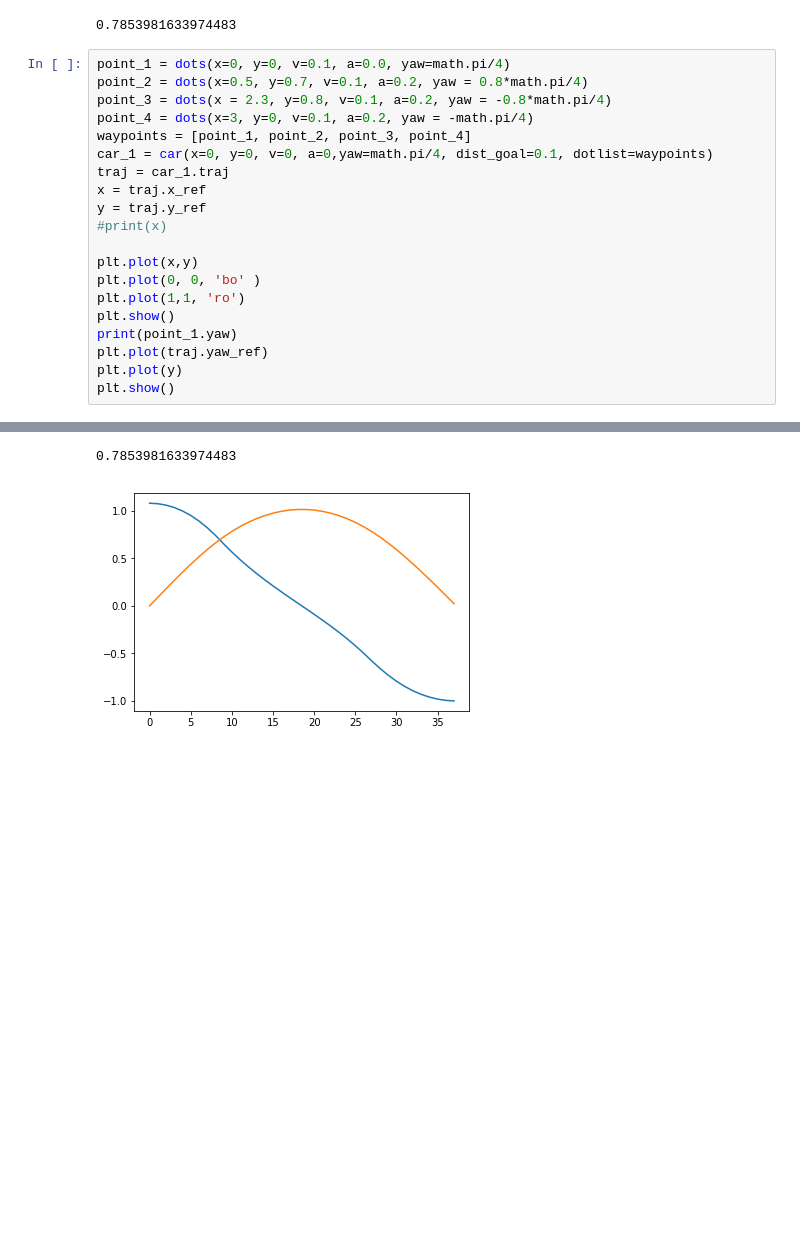
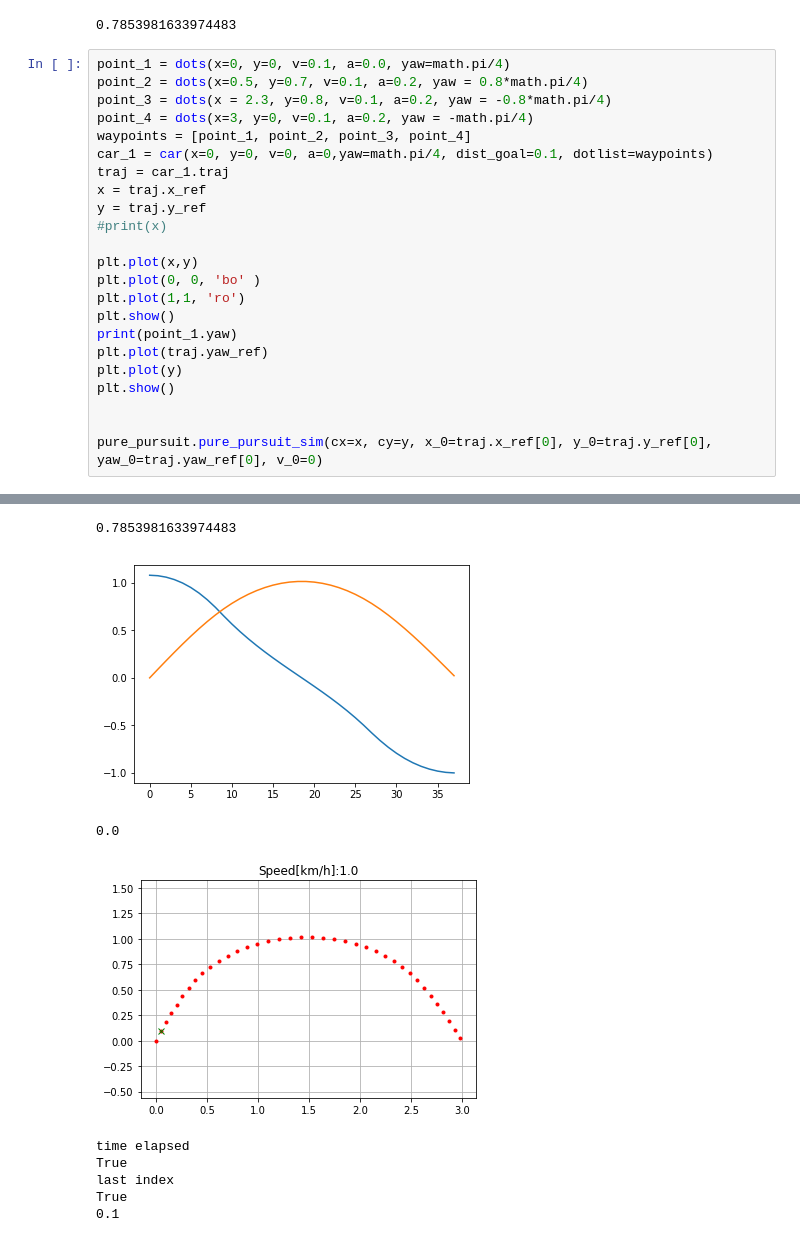
Before and after one commit to gianluvillani/traj_jen, a Jupyter notebook: Traj_Gen_1_0.ipynb, the cells around one changed output, grey strips where cells are left out. Drawn from its saved outputs; the diff is of its cells as text; blank space fills up the shorter version.

```diff
--- a/Traj_Gen_1_0.ipynb
+++ b/Traj_Gen_1_0.ipynb
@@ -152,24 +154,34 @@ math.pi/4
 # %%
 point_1 = dots(x=0, y=0, v=0.1, a=0.0, yaw=math.pi/4)
 point_2 = dots(x=0.5, y=0.7, v=0.1, a=0.2, yaw = 0.8*math.pi/4)
 point_3 = dots(x = 2.3, y=0.8, v=0.1, a=0.2, yaw = -0.8*math.pi/4)
 point_4 = dots(x=3, y=0, v=0.1, a=0.2, yaw = -math.pi/4)
 waypoints = [point_1, point_2, point_3, point_4]
 car_1 = car(x=0, y=0, v=0, a=0,yaw=math.pi/4, dist_goal=0.1, dotlist=waypoints)
 traj = car_1.traj
 x = traj.x_ref
 y = traj.y_ref
 #print(x)
 
 plt.plot(x,y)
 plt.plot(0, 0, 'bo' )
 plt.plot(1,1, 'ro')
 plt.show()
 print(point_1.yaw)
 plt.plot(traj.yaw_ref)
 plt.plot(y)
 plt.show()
+
+
+pure_pursuit.pure_pursuit_sim(cx=x, cy=y, x_0=traj.x_ref[0], y_0=traj.y_ref[0], yaw_0=traj.yaw_ref[0], v_0=0)
 # %% [output]
 [figure]
 0.7853981633974483
 [figure]
+0.0
+[figure, added]
+time elapsed
+True
+last index
+True
+0.1
```
Also changed, not shown: parts of 3 cells of this notebook, 1 other file.
